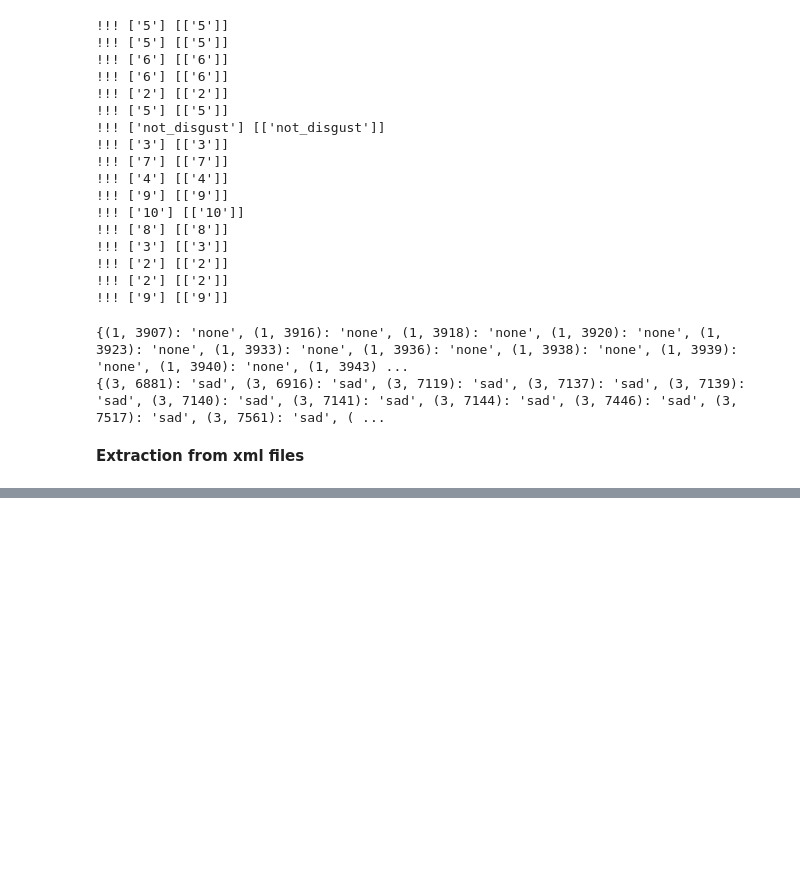
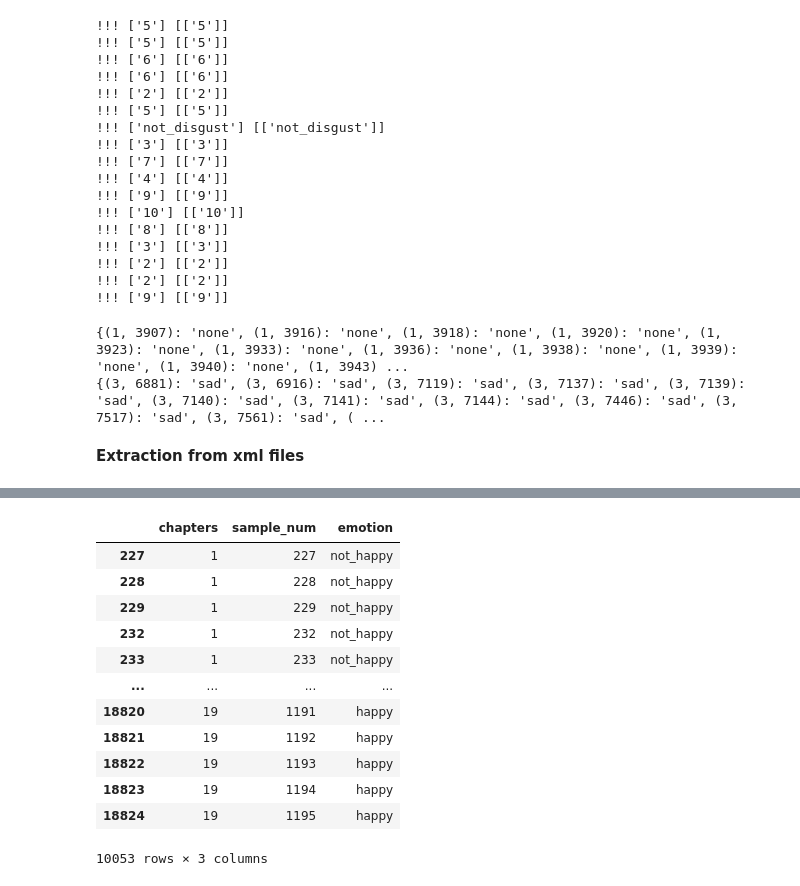
Before and after one commit to SteinwayThor/eeg-features-movies, a Jupyter notebook: EDA_and_Data_Extraction.ipynb, the cells around one changed output, grey strips where cells are left out. Saved outputs shown, nothing was run; the diff lists cells and outputs as text; code cells hidden in the pictures; blank space fills up the shorter version.

```diff
--- a/EDA_and_Data_Extraction.ipynb
+++ b/EDA_and_Data_Extraction.ipynb
@@ -1222,0 +1384,16 @@ for d in annotation_dicts:
+# %%
+labels_dict[~labels_dict.emotion.isna()]
+# %% [output]
+|  | chapters | sample_num | emotion |
+| 227 | 1 | 227 | not_happy |
+| 228 | 1 | 228 | not_happy |
+| 229 | 1 | 229 | not_happy |
+| 232 | 1 | 232 | not_happy |
+| 233 | 1 | 233 | not_happy |
+| ... | ... | ... | ... |
+| 18820 | 19 | 1191 | happy |
+| 18821 | 19 | 1192 | happy |
+| 18822 | 19 | 1193 | happy |
+| 18823 | 19 | 1194 | happy |
+| 18824 | 19 | 1195 | happy |
+10053 rows × 3 columns
```
Also changed, not shown: parts of 10 cells of this notebook.
